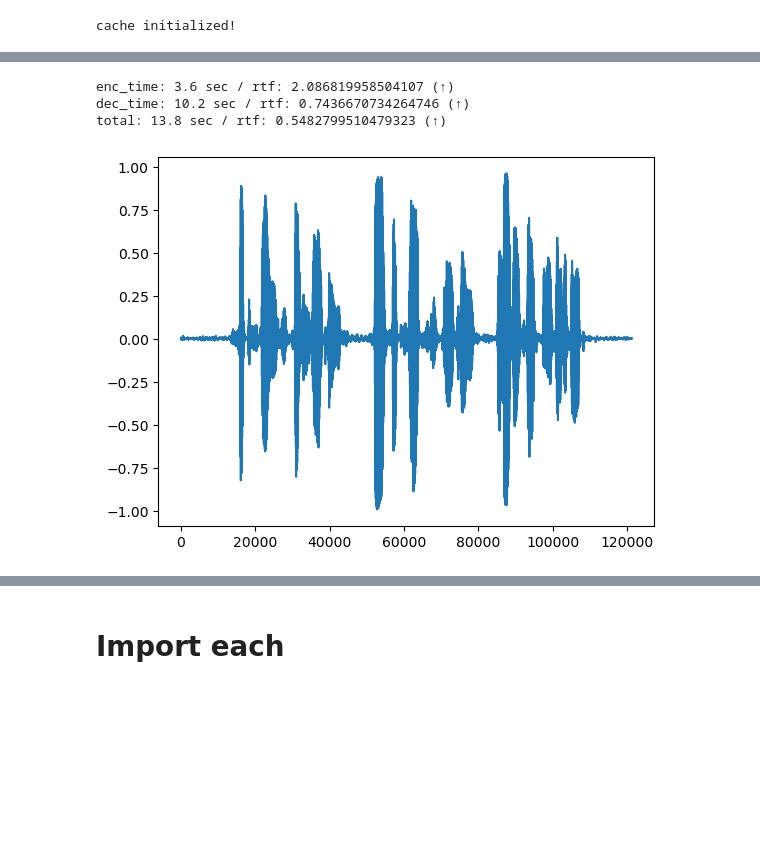
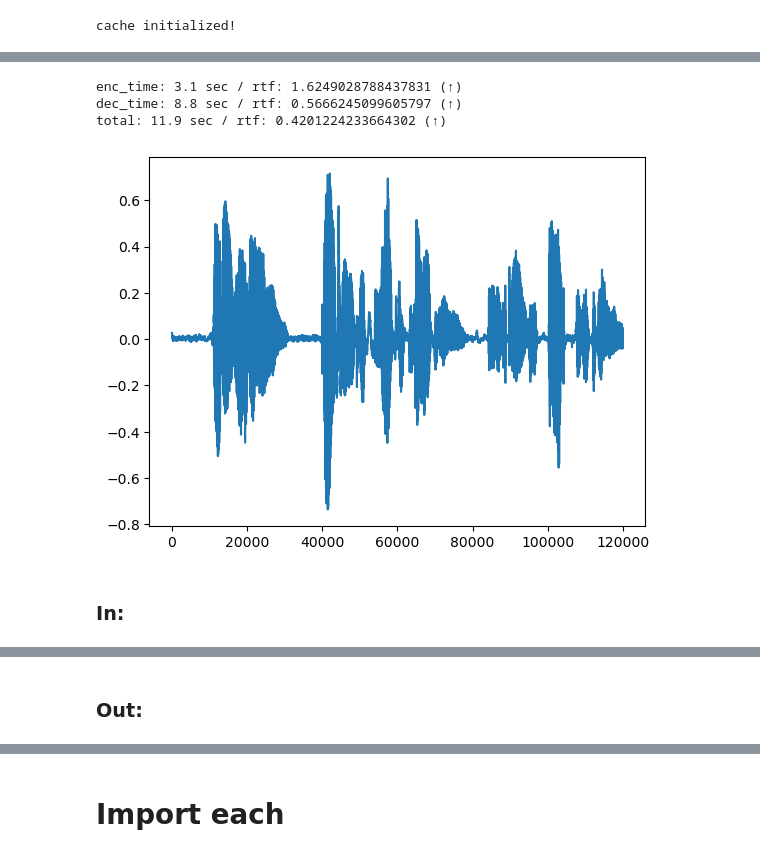
Before and after one commit to aask1357/hilcodec, a Jupyter notebook: scripts/HILCodec Onnx.ipynb, the cells around one changed output, grey strips where cells are left out. Drawn from its saved outputs; the diff is of its cells as text; code cells hidden in the pictures; blank space fills up the shorter version.

```diff
--- a/scripts/HILCodec Onnx.ipynb
+++ b/scripts/HILCodec Onnx.ipynb
@@ -12,29 +12,23 @@ from tqdm.notebook import tqdm
 import re
 import time
 sys.path.insert(0, "../")
-from models.encodec.onnx.streaming import Encodec
+from models.hilcodec.streaming import HILCodec
 from utils import get_hparams
 from models import get_wrapper
 import librosa
+torch.set_num_threads(1)
 
-
-base_dir = "../logs/encodec24khz/hil_speech"
+base_dir = "../logs/hilcodec_speech"
 
 hps = get_hparams(None, base_dir)
-# hps.model_kwargs.update(dict(
-#     kernel_size=3,
-#     last_kernel_size=3,
-#     residual_kernel_size=3
-# ))
-hps.model_kwargs.pop("spec_learnable")
-hps.model_kwargs.pop("causal")
-hps.model_kwargs.pop("pad_mode")
-size = "small" if hps.model_kwargs.channels_dec == 32 else "big"
-model = Encodec(16_000, **hps.model_kwargs)
-model.eval()
-
 wrapper = get_wrapper(hps.model)(hps, train=False)
 wrapper.load()
 wrapper.eval()
-SR = model.sample_rate
+SR = wrapper._module.sample_rate
+
+assert hps.model_kwargs.pop("spec_learnable") == False
+assert hps.model_kwargs.pop("causal") == True
+assert hps.model_kwargs.pop("pad_mode") == 'constant'
+model = HILCodec(SR, **hps.model_kwargs)
+_ = model.eval()
 # %% [output]
@@ -92,12 +86,10 @@ loaded!
 # %%
 cache_enc, cache_dec = model.initialize_cache(torch.randn(1))
 
-torch.set_num_threads(1)
 hop_size = 320
 
-wav, _ = librosa.core.load("/home/shahn/Datasets/VCTK-0.92/wav16_silence_trimmed/p225/p225_003_mic1.wav", sr=SR)
-# wav = np.concatenate((wav, wav, wav, wav))
-wav = torch.from_numpy(wav).view(1,1,  -1)
+wav = librosa.load("../onnx/input_speech.wav", sr=SR)[0][:SR*5]
+wav = torch.from_numpy(wav).view(1,1,  -1).clamp(min=-1, max=1)
 length = wav.size(-1) // hop_size * hop_size
 wav = wav[:,:,:length]
 wav_in = wav[:, :, :hop_size]
@@ -185,42 +99,44 @@ plot_diff(y1, y2)
 # %%
 wav_out_list = []
 enc_time, dec_time = 0., 0.
 indices_list = []
 with torch.no_grad():
     st = time.perf_counter()
-    for i in tqdm(range(0, length, hop_size)):
+    for i in tqdm(range(0, length, hop_size), desc="Encoder"):
         wav_in = wav[:, :, i:i+hop_size]
         x, cache_enc = model.encoder(wav_in, *cache_enc)
-        indices = model.quantizer(x, 8)
+        indices = model.quantizer(x, n=8)   # n: number of codebooks to use. 1 <= n <= hps.model_kwargs.vq_kwargs.num_quantizers
         indices_list.append(indices)
     et = time.perf_counter()
     enc_time += et - st
     st = et
-    for indices in tqdm(indices_list):
+    for indices in tqdm(indices_list, desc="Decoder"):
         q = model.dequantizer(indices, 8)
         wav_out, cache_dec = model.decoder(q, *cache_dec)
         wav_out_list.append(wav_out.squeeze(1))
     et = time.perf_counter()
     dec_time += et - st
     st = et
 
 print(f"enc_time: {enc_time:.1f} sec / rtf: {length/SR / enc_time} (↑)")
 print(f"dec_time: {dec_time:.1f} sec / rtf: {length/SR / dec_time} (↑)")
 total = enc_time + dec_time
 print(f"total: {total:.1f} sec / rtf: {length/SR / total} (↑)")
 
 wav_out = torch.cat(wav_out_list, dim=1)
 plt.plot(wav_out[0].numpy())
 plt.show()
-ipd.display(ipd.Audio(wav_out[0].numpy(), rate=SR, normalize=False))
-ipd.display(ipd.Audio(wav.numpy().squeeze(), rate=SR, normalize=False))
+ipd.display(ipd.Markdown('### In:'), ipd.Audio(wav.numpy().squeeze(), rate=SR, normalize=False))
+ipd.display(ipd.Markdown('### Out:'), ipd.Audio(wav_out[0].numpy(), rate=SR, normalize=False))
 cache_enc, cache_dec = model.initialize_cache(torch.randn(1))
 # %% [output]
-enc_time: 3.6 sec / rtf: 2.086819958504107 (↑)
-dec_time: 10.2 sec / rtf: 0.7436670734264746 (↑)
-total: 13.8 sec / rtf: 0.5482799510479323 (↑)
+enc_time: 3.1 sec / rtf: 1.6249028788437831 (↑)
+dec_time: 8.8 sec / rtf: 0.5666245099605797 (↑)
+total: 11.9 sec / rtf: 0.4201224233664302 (↑)
-[figure, old version]
+[figure, new version]
+### In:
 [interactive output not drawn]
+### Out:
 [interactive output not drawn]
 # %% [markdown]
 # Import each
```
Also changed, not shown: parts of 8 cells of this notebook, 37 other files.
